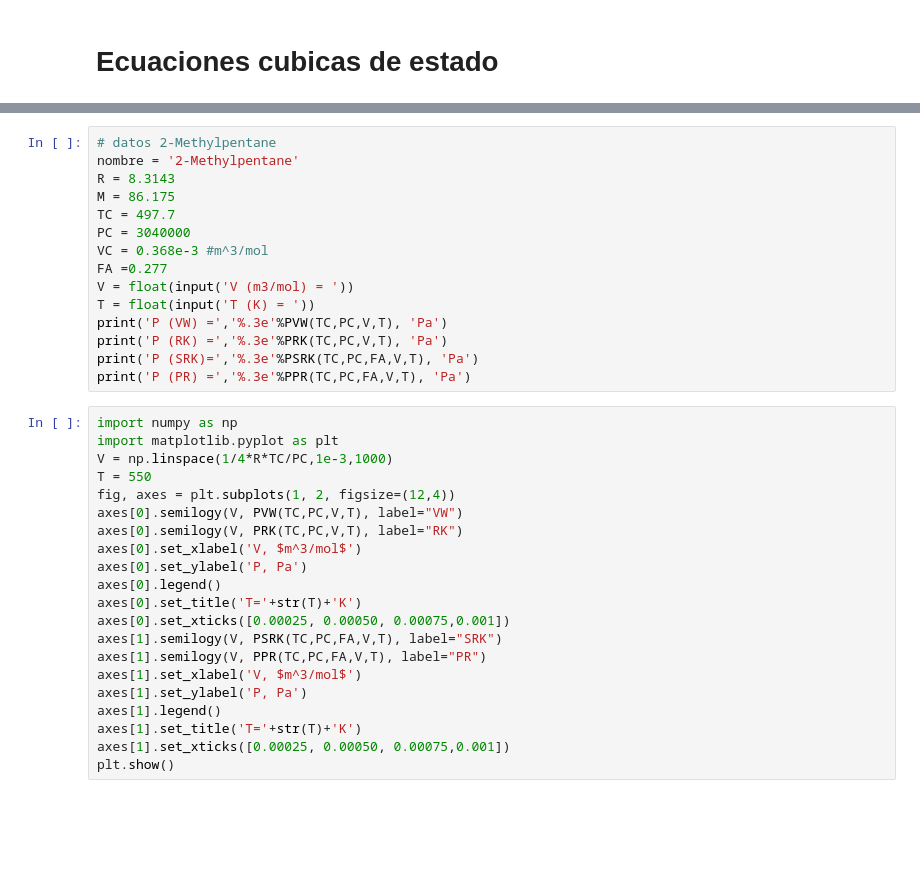
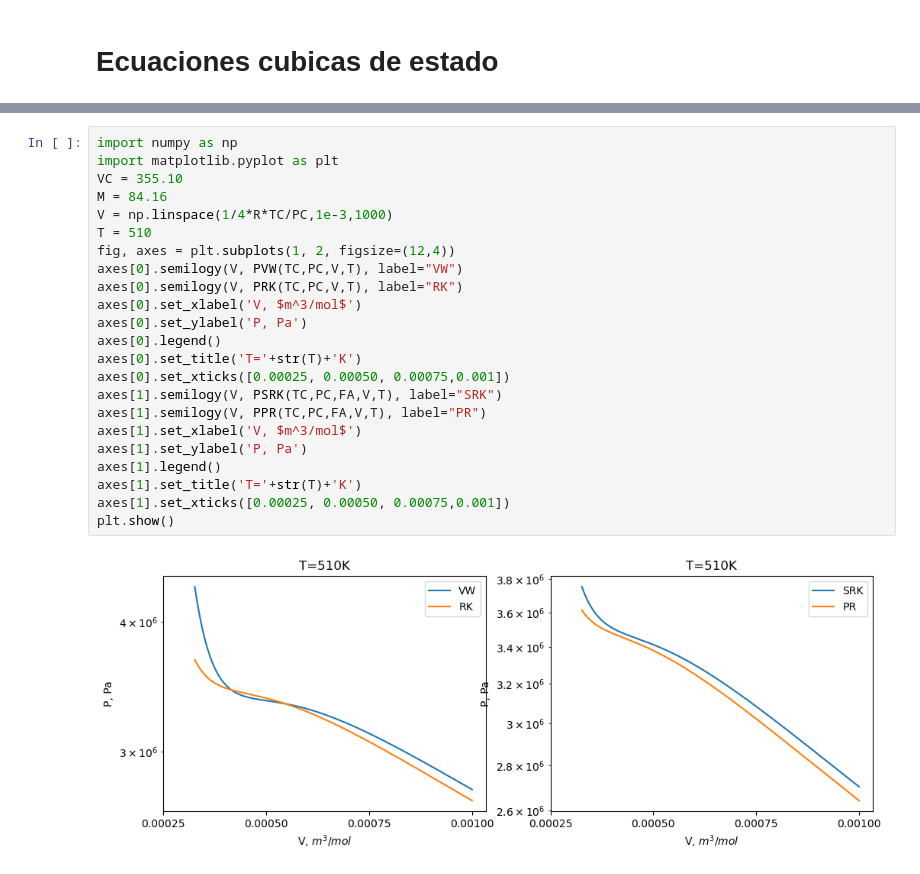
Before and after one commit to ChristianPh404/TQA, a Jupyter notebook: TQA (1).ipynb, the cells around one changed output, grey strips where cells are left out. Drawn from its saved outputs; the diff is of its cells as text; blank space fills up the shorter version.

```diff
--- a/TQA (1).ipynb
+++ b/TQA (1).ipynb
@@ -1102,38 +1163,27 @@ def PPR(TC,PC,FA,V,T):
 # %%
-# datos 2-Methylpentane
-nombre = '2-Methylpentane'
-R = 8.3143
-M = 86.175
-TC = 497.7
-PC = 3040000
-VC = 0.368e-3 #m^3/mol
-FA =0.277
-V = float(input('V (m3/mol) = '))
-T = float(input('T (K) = '))
-print('P (VW) =','%.3e'%PVW(TC,PC,V,T), 'Pa')
-print('P (RK) =','%.3e'%PRK(TC,PC,V,T), 'Pa')
-print('P (SRK)=','%.3e'%PSRK(TC,PC,FA,V,T), 'Pa')
-print('P (PR) =','%.3e'%PPR(TC,PC,FA,V,T), 'Pa')
+import numpy as np
+import matplotlib.pyplot as plt
+VC = 355.10
+M = 84.16
+V = np.linspace(1/4*R*TC/PC,1e-3,1000)
+T = 510
+fig, axes = plt.subplots(1, 2, figsize=(12,4))
+axes[0].semilogy(V, PVW(TC,PC,V,T), label="VW")
+axes[0].semilogy(V, PRK(TC,PC,V,T), label="RK")
+axes[0].set_xlabel('V, $m^3/mol$')
+axes[0].set_ylabel('P, Pa')
+axes[0].legend()
+axes[0].set_title('T='+str(T)+'K')
+axes[0].set_xticks([0.00025, 0.00050, 0.00075,0.001])
+axes[1].semilogy(V, PSRK(TC,PC,FA,V,T), label="SRK")
+axes[1].semilogy(V, PPR(TC,PC,FA,V,T), label="PR")
+axes[1].set_xlabel('V, $m^3/mol$')
+axes[1].set_ylabel('P, Pa')
+axes[1].legend()
+axes[1].set_title('T='+str(T)+'K')
+axes[1].set_xticks([0.00025, 0.00050, 0.00075,0.001])
+plt.show()
+# %% [output]
+[figure, added]
-# %%
-import numpy as np
-import matplotlib.pyplot as plt
-V = np.linspace(1/4*R*TC/PC,1e-3,1000)
-T = 550
-fig, axes = plt.subplots(1, 2, figsize=(12,4))
-axes[0].semilogy(V, PVW(TC,PC,V,T), label="VW")
-axes[0].semilogy(V, PRK(TC,PC,V,T), label="RK")
-axes[0].set_xlabel('V, $m^3/mol$')
-axes[0].set_ylabel('P, Pa')
-axes[0].legend()
-axes[0].set_title('T='+str(T)+'K')
-axes[0].set_xticks([0.00025, 0.00050, 0.00075,0.001])
-axes[1].semilogy(V, PSRK(TC,PC,FA,V,T), label="SRK")
-axes[1].semilogy(V, PPR(TC,PC,FA,V,T), label="PR")
-axes[1].set_xlabel('V, $m^3/mol$')
-axes[1].set_ylabel('P, Pa')
-axes[1].legend()
-axes[1].set_title('T='+str(T)+'K')
-axes[1].set_xticks([0.00025, 0.00050, 0.00075,0.001])
-plt.show()
 # %%
 Vej = 1e-3/(150/M)
```
Also changed, not shown: parts of 26 cells of this notebook.
